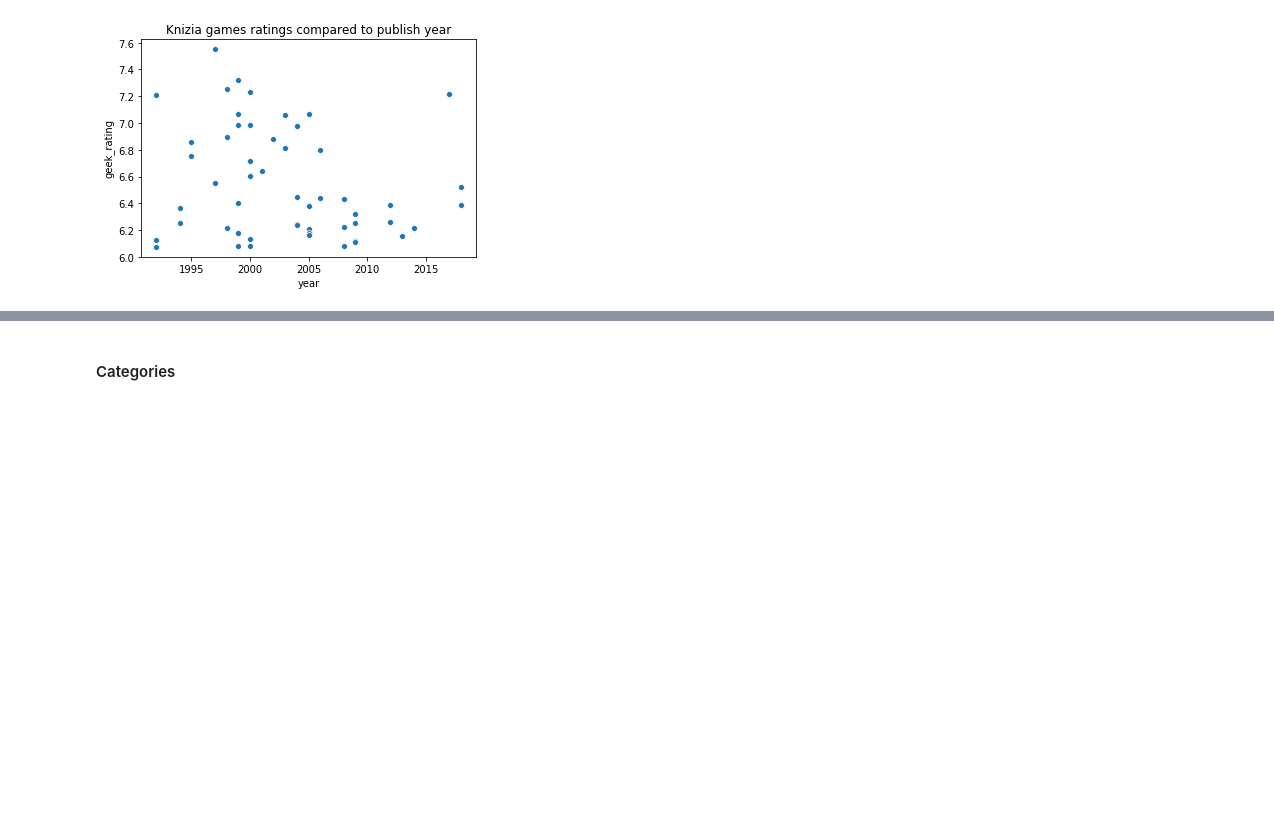
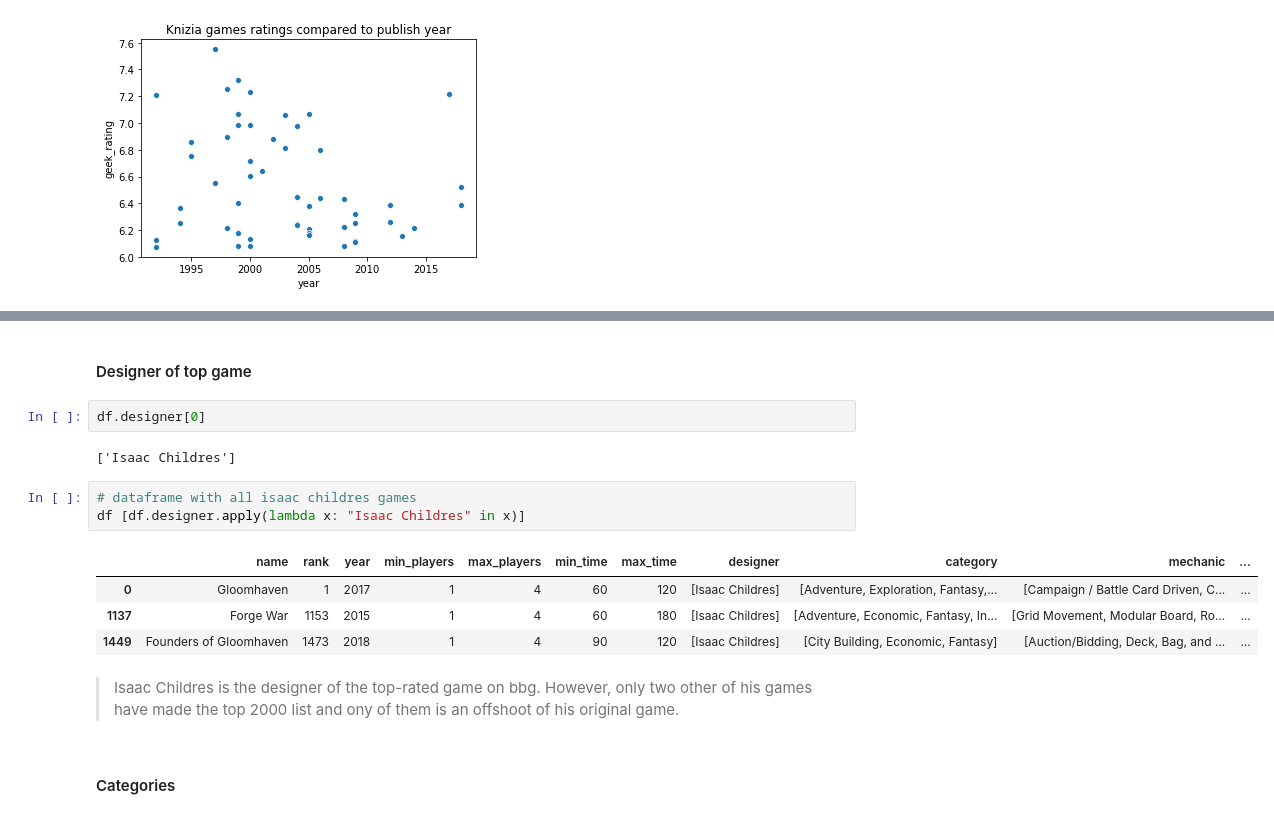
Before and after one commit to misty-garcia/board_games, a Jupyter notebook: top_games.ipynb, the cells around one changed output, grey strips where cells are left out. Cells and saved outputs as stored; diff of their text form; blank space fills up the shorter version.

```diff
--- a/top_games.ipynb
+++ b/top_games.ipynb
@@ -588,3 +590,19 @@ plt.show()
+# %% [markdown]
+#### Designer of top game
+# %%
+df.designer[0]
+# %% [output]
+['Isaac Childres']
+# %%
+# dataframe with all isaac childres games
+df [df.designer.apply(lambda x: "Isaac Childres" in x)]
+# %% [output]
+|  | name | rank | year | min_players | max_players | min_time | max_time | designer | category | mechanic | ... |
+| 0 | Gloomhaven | 1 | 2017 | 1 | 4 | 60 | 120 | [Isaac Childres] | [Adventure, Exploration, Fantasy,... | [Campaign / Battle Card Driven, C... | ... |
+| 1137 | Forge War | 1153 | 2015 | 1 | 4 | 60 | 180 | [Isaac Childres] | [Adventure, Economic, Fantasy, In... | [Grid Movement, Modular Board, Ro... | ... |
+| 1449 | Founders of Gloomhaven | 1473 | 2018 | 1 | 4 | 90 | 120 | [Isaac Childres] | [City Building, Economic, Fantasy] | [Auction/Bidding, Deck, Bag, and ... | ... |
+# %% [markdown]
+> Isaac Childres is the designer of the top-rated game on bbg. However, only two other of his games have made the top 2000 list and ony of them is an offshoot of his original game.
 # %% [markdown]
 #### Categories
 # %%
```
Also changed, not shown: parts of 40 cells of this notebook.
